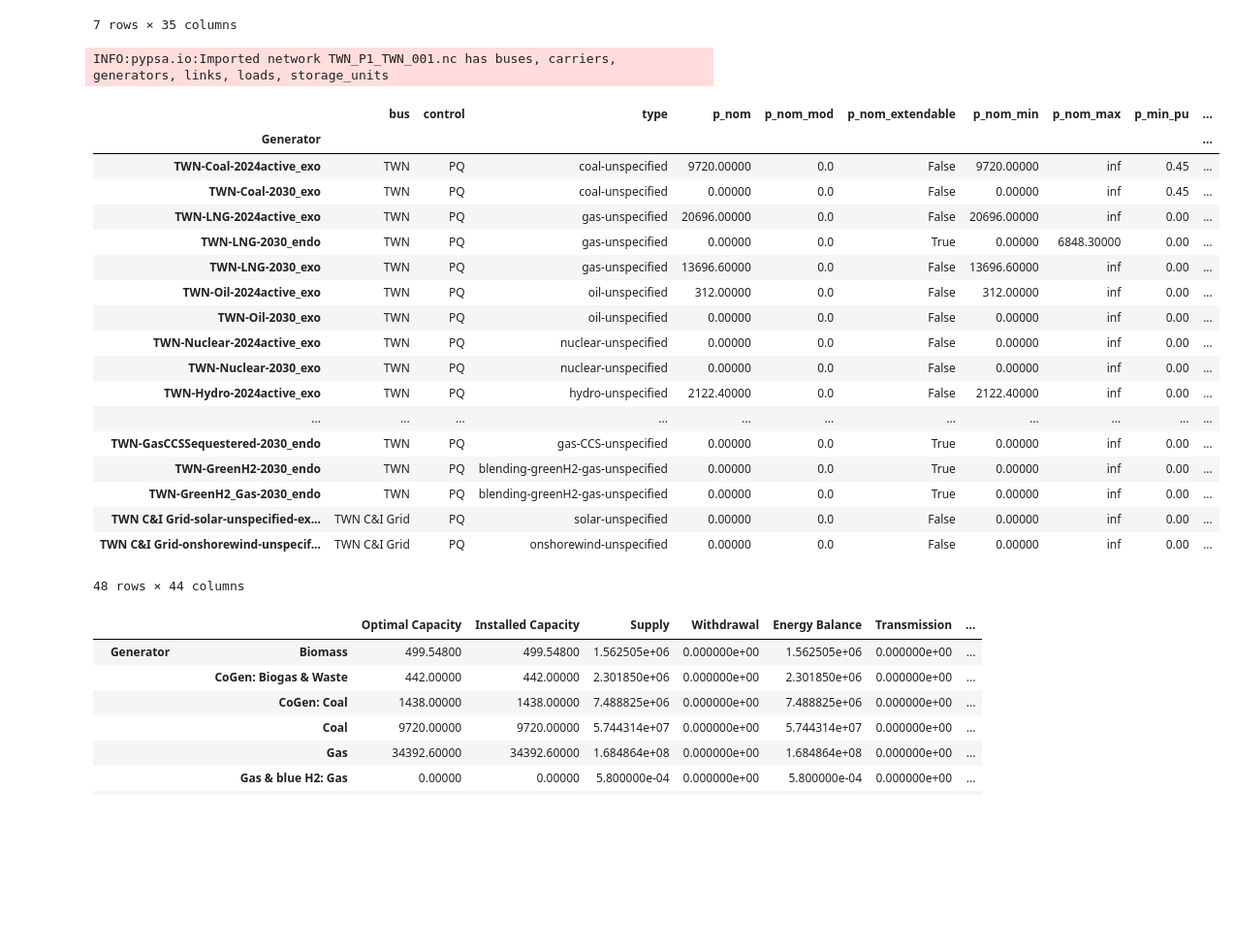
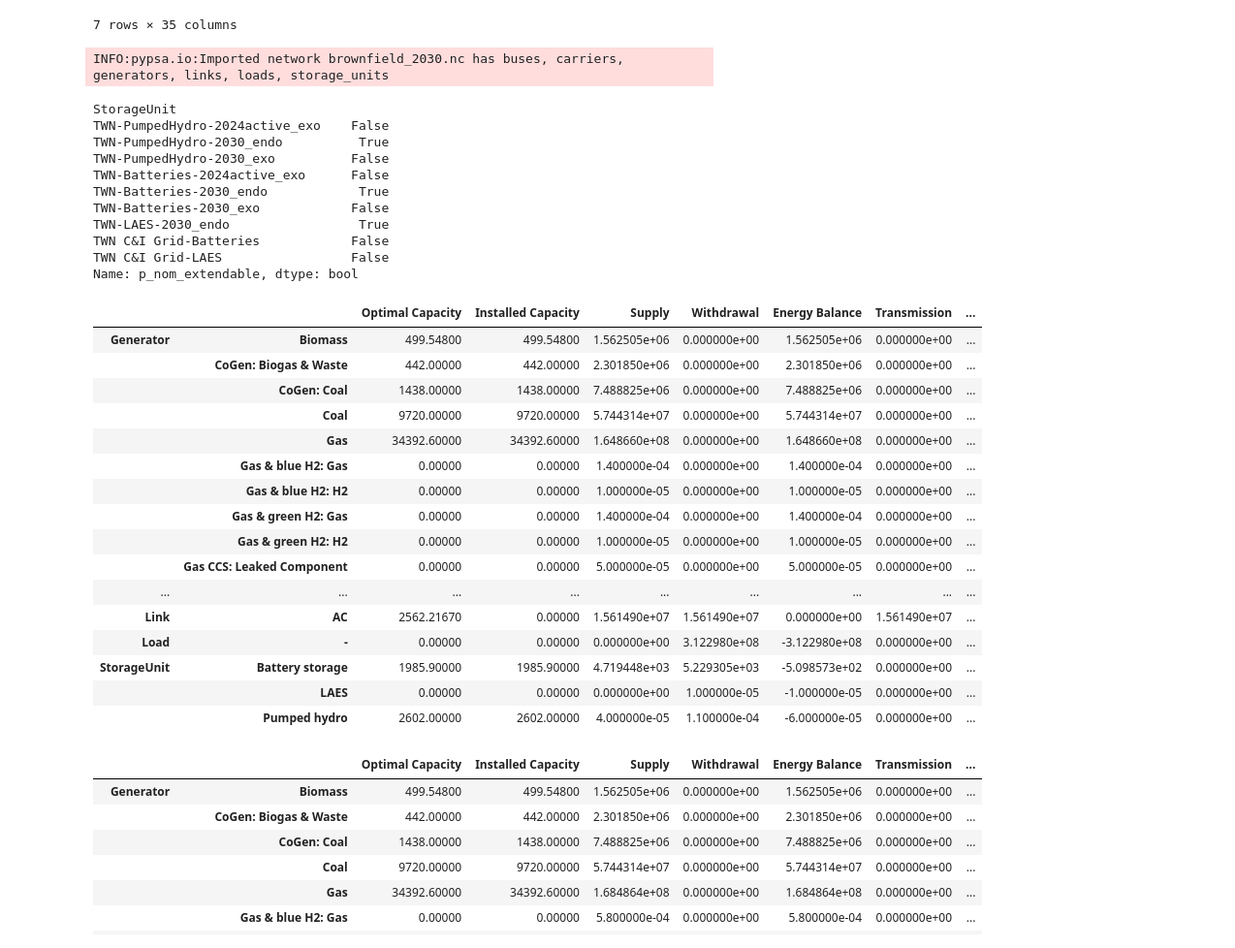
Before and after one commit to transition-zero/tza-google-cfe, a Jupyter notebook: test_run.ipynb, the cells around one changed output. Shown at 97% size. Cells and saved outputs as stored; diff of their text form; code cells hidden in the pictures; blank space fills up the shorter version.

```diff
--- a/test_run.ipynb
+++ b/test_run.ipynb
@@ -35,31 +35,43 @@ n.storage_units
 7 rows × 35 columns
 # %%
 n = pypsa.Network()
-n.import_from_netcdf('/home/jy/tza-google-cfe/outputs/model_runs/TWN_P1_TWN_001.nc')
+n.import_from_netcdf('/home/jy/tza-google-cfe/outputs/model_runs/TWN_P2_testing/solved_networks/brownfield_2030.nc')
 # %% [output]
-INFO:pypsa.io:Imported network TWN_P1_TWN_001.nc has buses, carriers, generators, links, loads, storage_units
+INFO:pypsa.io:Imported network brownfield_2030.nc has buses, carriers, generators, links, loads, storage_units
+# %%
+n.storage_units.p_nom_extendable
+# %% [output]
+StorageUnit
+TWN-PumpedHydro-2024active_exo    False
+TWN-PumpedHydro-2030_endo          True
+TWN-PumpedHydro-2030_exo          False
+TWN-Batteries-2024active_exo      False
+TWN-Batteries-2030_endo            True
+TWN-Batteries-2030_exo            False
+TWN-LAES-2030_endo                 True
+TWN C&I Grid-Batteries            False
+TWN C&I Grid-LAES                 False
+Name: p_nom_extendable, dtype: bool
 # %%
-n.generators
+n.statistics()
 # %% [output]
-|  | bus | control | type | p_nom | p_nom_mod | p_nom_extendable | p_nom_min | p_nom_max | p_min_pu | ... |
-| Generator |  |  |  |  |  |  |  |  |  | ... |
-| TWN-Coal-2024active_exo | TWN | PQ | coal-unspecified | 9720.00000 | 0.0 | False | 9720.00000 | inf | 0.45 | ... |
-| TWN-Coal-2030_exo | TWN | PQ | coal-unspecified | 0.00000 | 0.0 | False | 0.00000 | inf | 0.45 | ... |
-| TWN-LNG-2024active_exo | TWN | PQ | gas-unspecified | 20696.00000 | 0.0 | False | 20696.00000 | inf | 0.00 | ... |
-| TWN-LNG-2030_endo | TWN | PQ | gas-unspecified | 0.00000 | 0.0 | True | 0.00000 | 6848.30000 | 0.00 | ... |
-| TWN-LNG-2030_exo | TWN | PQ | gas-unspecified | 13696.60000 | 0.0 | False | 13696.60000 | inf | 0.00 | ... |
-| TWN-Oil-2024active_exo | TWN | PQ | oil-unspecified | 312.00000 | 0.0 | False | 312.00000 | inf | 0.00 | ... |
-| TWN-Oil-2030_exo | TWN | PQ | oil-unspecified | 0.00000 | 0.0 | False | 0.00000 | inf | 0.00 | ... |
-| TWN-Nuclear-2024active_exo | TWN | PQ | nuclear-unspecified | 0.00000 | 0.0 | False | 0.00000 | inf | 0.00 | ... |
-| TWN-Nuclear-2030_exo | TWN | PQ | nuclear-unspecified | 0.00000 | 0.0 | False | 0.00000 | inf | 0.00 | ... |
-| TWN-Hydro-2024active_exo | TWN | PQ | hydro-unspecified | 2122.40000 | 0.0 | False | 2122.40000 | inf | 0.00 | ... |
-| ... | ... | ... | ... | ... | ... | ... | ... | ... | ... | ... |
-| TWN-GasCCSSequestered-2030_endo | TWN | PQ | gas-CCS-unspecified | 0.00000 | 0.0 | True | 0.00000 | inf | 0.00 | ... |
-| TWN-GreenH2-2030_endo | TWN | PQ | blending-greenH2-gas-unspecified | 0.00000 | 0.0 | True | 0.00000 | inf | 0.00 | ... |
-| TWN-GreenH2_Gas-2030_endo | TWN | PQ | blending-greenH2-gas-unspecified | 0.00000 | 0.0 | True | 0.00000 | inf | 0.00 | ... |
-| TWN C&I Grid-solar-unspecified-ex... | TWN C&I Grid | PQ | solar-unspecified | 0.00000 | 0.0 | False | 0.00000 | inf | 0.00 | ... |
-| TWN C&I Grid-onshorewind-unspecif... | TWN C&I Grid | PQ | onshorewind-unspecified | 0.00000 | 0.0 | False | 0.00000 | inf | 0.00 | ... |
+|  |  | Optimal Capacity | Installed Capacity | Supply | Withdrawal | Energy Balance | Transmission | ... |
+| Generator | Biomass | 499.54800 | 499.54800 | 1.562505e+06 | 0.000000e+00 | 1.562505e+06 | 0.000000e+00 | ... |
+|  | CoGen: Biogas & Waste | 442.00000 | 442.00000 | 2.301850e+06 | 0.000000e+00 | 2.301850e+06 | 0.000000e+00 | ... |
+|  | CoGen: Coal | 1438.00000 | 1438.00000 | 7.488825e+06 | 0.000000e+00 | 7.488825e+06 | 0.000000e+00 | ... |
+|  | Coal | 9720.00000 | 9720.00000 | 5.744314e+07 | 0.000000e+00 | 5.744314e+07 | 0.000000e+00 | ... |
+|  | Gas | 34392.60000 | 34392.60000 | 1.648660e+08 | 0.000000e+00 | 1.648660e+08 | 0.000000e+00 | ... |
+|  | Gas & blue H2: Gas | 0.00000 | 0.00000 | 1.400000e-04 | 0.000000e+00 | 1.400000e-04 | 0.000000e+00 | ... |
+|  | Gas & blue H2: H2 | 0.00000 | 0.00000 | 1.000000e-05 | 0.000000e+00 | 1.000000e-05 | 0.000000e+00 | ... |
+|  | Gas & green H2: Gas | 0.00000 | 0.00000 | 1.400000e-04 | 0.000000e+00 | 1.400000e-04 | 0.000000e+00 | ... |
+|  | Gas & green H2: H2 | 0.00000 | 0.00000 | 1.000000e-05 | 0.000000e+00 | 1.000000e-05 | 0.000000e+00 | ... |
+|  | Gas CCS: Leaked Component | 0.00000 | 0.00000 | 5.000000e-05 | 0.000000e+00 | 5.000000e-05 | 0.000000e+00 | ... |
+| ... | ... | ... | ... | ... | ... | ... | ... | ... |
+| Link | AC | 2562.21670 | 0.00000 | 1.561490e+07 | 1.561490e+07 | 0.000000e+00 | 1.561490e+07 | ... |
+| Load | - | 0.00000 | 0.00000 | 0.000000e+00 | 3.122980e+08 | -3.122980e+08 | 0.000000e+00 | ... |
+| StorageUnit | Battery storage | 1985.90000 | 1985.90000 | 4.719448e+03 | 5.229305e+03 | -5.098573e+02 | 0.000000e+00 | ... |
+|  | LAES | 0.00000 | 0.00000 | 0.000000e+00 | 1.000000e-05 | -1.000000e-05 | 0.000000e+00 | ... |
+|  | Pumped hydro | 2602.00000 | 2602.00000 | 4.000000e-05 | 1.100000e-04 | -6.000000e-05 | 0.000000e+00 | ... |
-48 rows × 44 columns
 # %%
 n.statistics()
 # %% [output]
```
Also changed, not shown: 3 other files.
